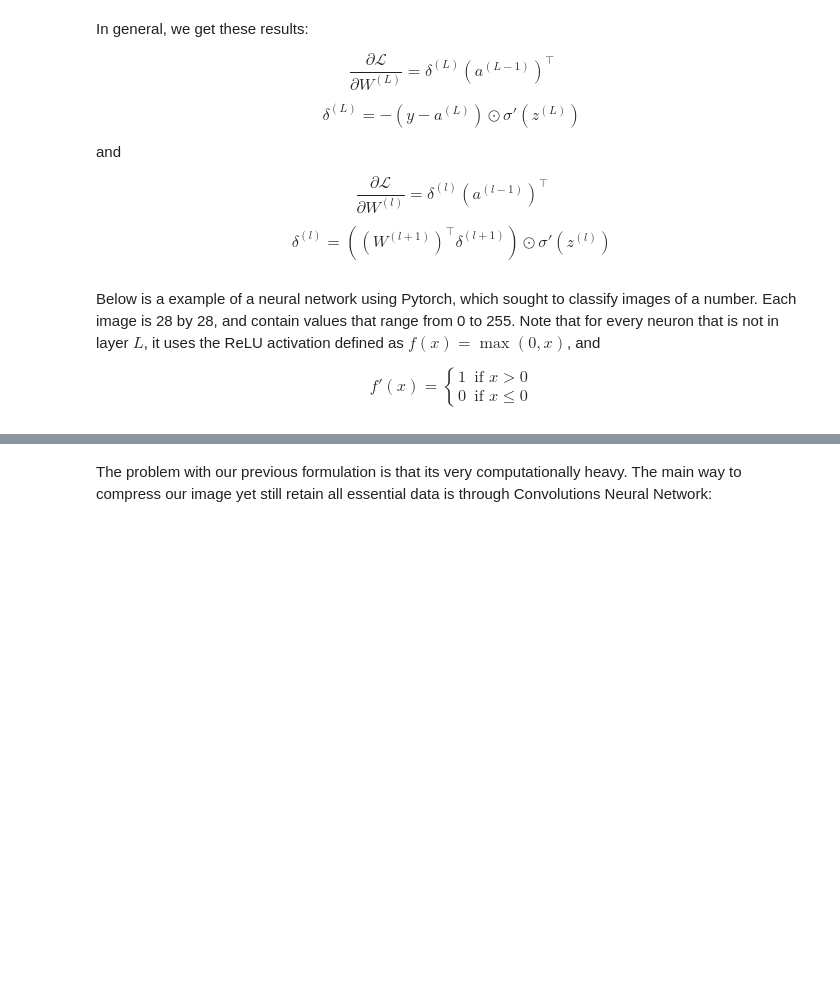
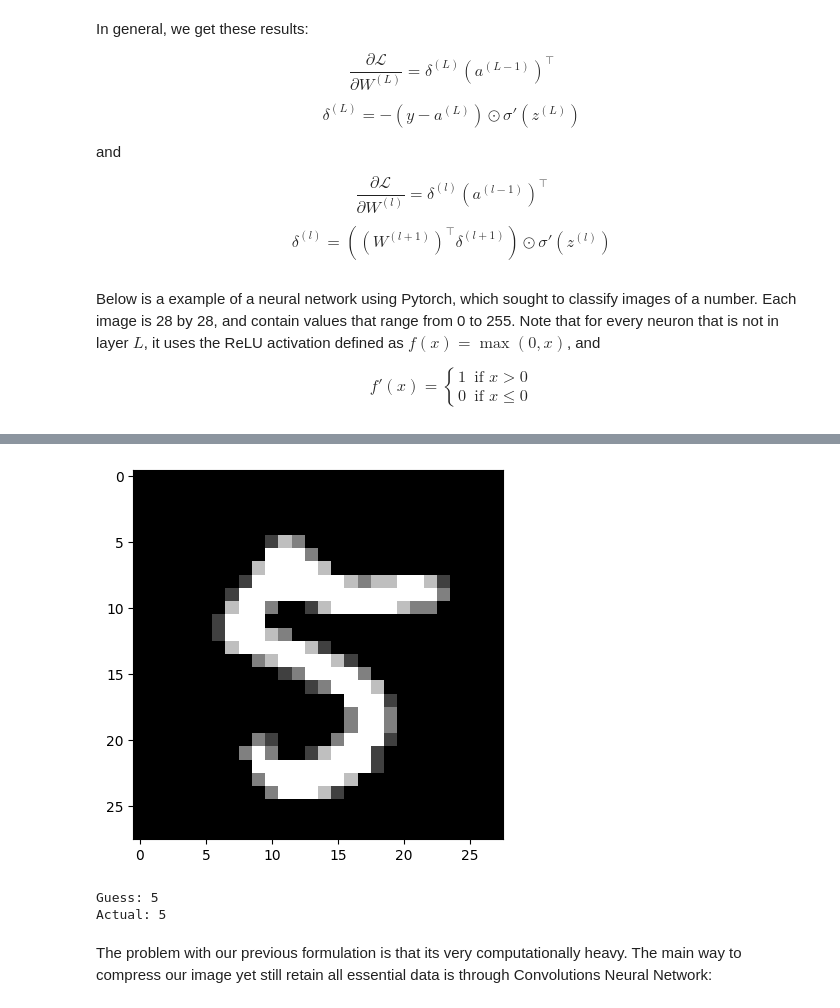
Before and after one commit to NamTran2048/Machine-Learning, a Jupyter notebook: NeuralNetworks.ipynb, the cells around one changed output, grey strips where cells are left out. Drawn from its saved outputs; the diff is of its cells as text; code cells hidden in the pictures; blank space fills up the shorter version.

```diff
--- a/NeuralNetworks.ipynb
+++ b/NeuralNetworks.ipynb
@@ -209,3 +277,27 @@ Test Accuracy: 94.46%
+# %%
+def single_test(model, image):
+    model.eval()
+
+    image.unsqueeze(0)
+    image = image.to(device)
+
+    with torch.no_grad():
+        outputs = model(image)
+        prediction = torch.argmax(outputs, dim=1)
+
+    return prediction.item()
+
+
+image, label = train_dataset[512] #Special: 500,
+plt.imshow(image.squeeze(), cmap='gray')
+plt.show()
+
+print(f"Guess: {single_test(model, image)}")
+print(f"Actual: {label}")
+# %% [output]
+[figure, added]
+Guess: 5
+Actual: 5
 # %% [markdown]
 The problem with our previous formulation is that its very computationally heavy. The main way to compress our image yet still retain all essential data is through Convolutions Neural Network:
 # %% [markdown]
```
Also changed, not shown: parts of 2 cells of this notebook.
